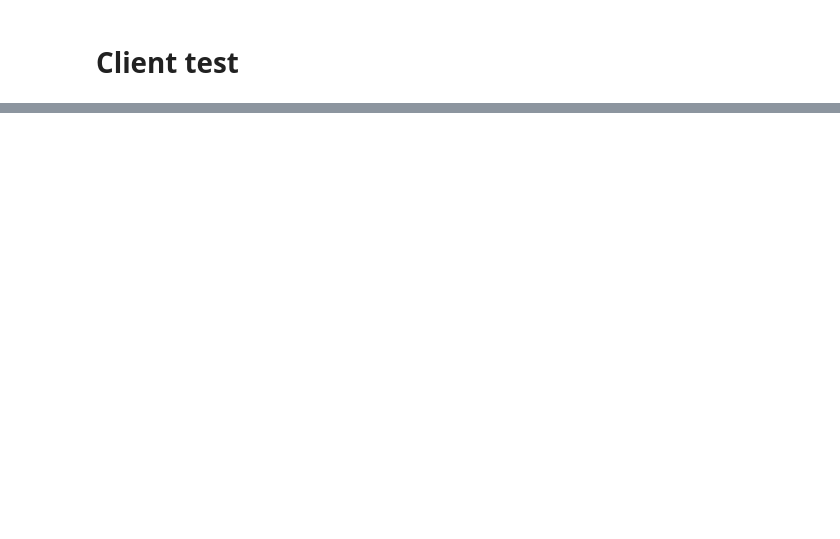
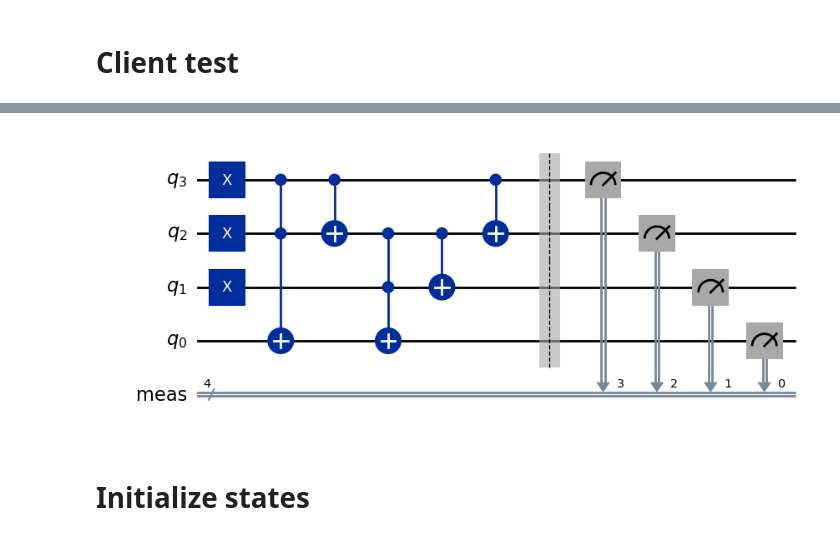
Before and after one commit to Dreamerend3008/Cuantum-Computing-Simulator, a Jupyter notebook: backend/test.ipynb, the cells around one changed output, grey strips where cells are left out. Cells and saved outputs as stored; diff of their text form; code cells hidden in the pictures; blank space fills up the shorter version.

```diff
--- a/backend/test.ipynb
+++ b/backend/test.ipynb
@@ -53,0 +62,8 @@ plot_histogram(counts)
+# %%
+qc = build_circuit_from_dict(dicccionary)
+# %%
+qc.draw('mpl', reverse_bits=True)
+# %% [output]
+[figure, added]
+# %% [markdown]
+# Initialize states
```
Also changed, not shown: parts of 9 cells of this notebook, 7 other files.
